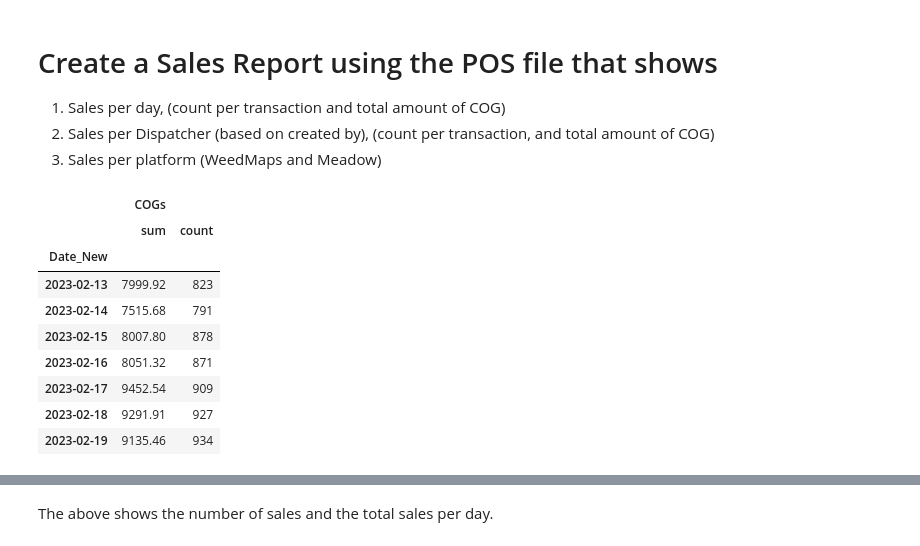
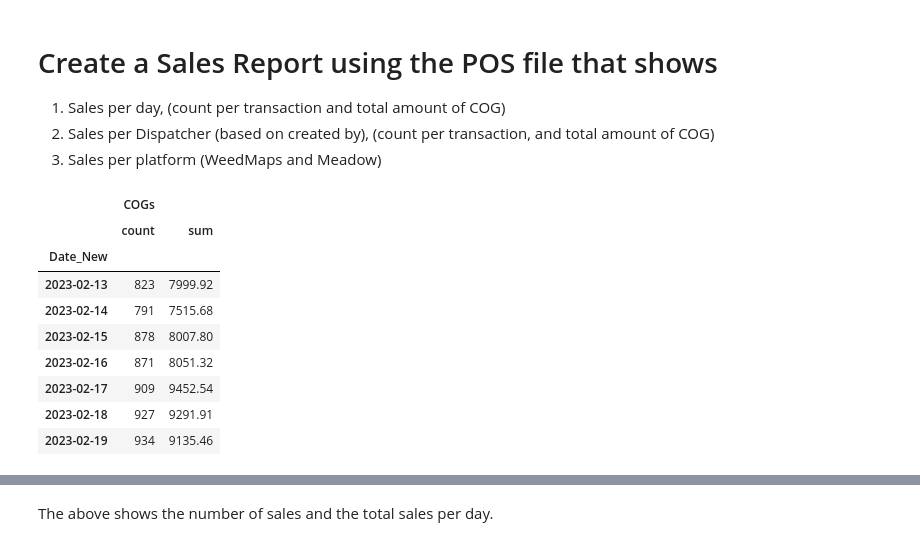
Before and after one commit to jhenac/fuego-data-analysis, a Jupyter notebook: fuego_networx.ipynb, the cells around one changed output, grey strips where cells are left out. Drawn from its saved outputs; the diff is of its cells as text; code cells hidden in the pictures.

```diff
--- a/fuego_networx.ipynb
+++ b/fuego_networx.ipynb
@@ -23,15 +25,15 @@ df_pos['Date'] = pd.to_datetime(df_pos['Date'])
 # %%
 df_pos['Date_New'] = df_pos['Date'].dt.date
 # %%
-df_pos.groupby('Date_New').agg({'COGs': ['sum', 'count']})
+df_pos.groupby('Date_New').agg({'COGs': ['count', 'sum']})
 # %% [output]
 |  | COGs |  |
-|  | sum | count |
+|  | count | sum |
 | Date_New |  |  |
-| 2023-02-13 | 7999.92 | 823 |
-| 2023-02-14 | 7515.68 | 791 |
-| 2023-02-15 | 8007.80 | 878 |
-| 2023-02-16 | 8051.32 | 871 |
-| 2023-02-17 | 9452.54 | 909 |
-| 2023-02-18 | 9291.91 | 927 |
-| 2023-02-19 | 9135.46 | 934 |
+| 2023-02-13 | 823 | 7999.92 |
+| 2023-02-14 | 791 | 7515.68 |
+| 2023-02-15 | 878 | 8007.80 |
+| 2023-02-16 | 871 | 8051.32 |
+| 2023-02-17 | 909 | 9452.54 |
+| 2023-02-18 | 927 | 9291.91 |
+| 2023-02-19 | 934 | 9135.46 |
```
Also changed, not shown: parts of 17 cells of this notebook.
